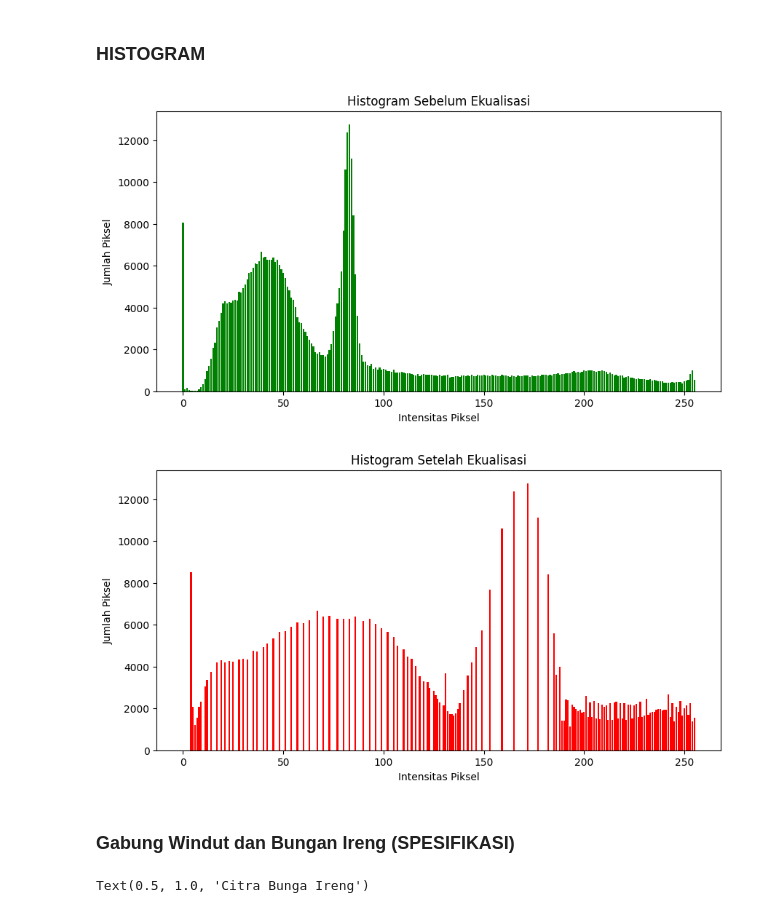
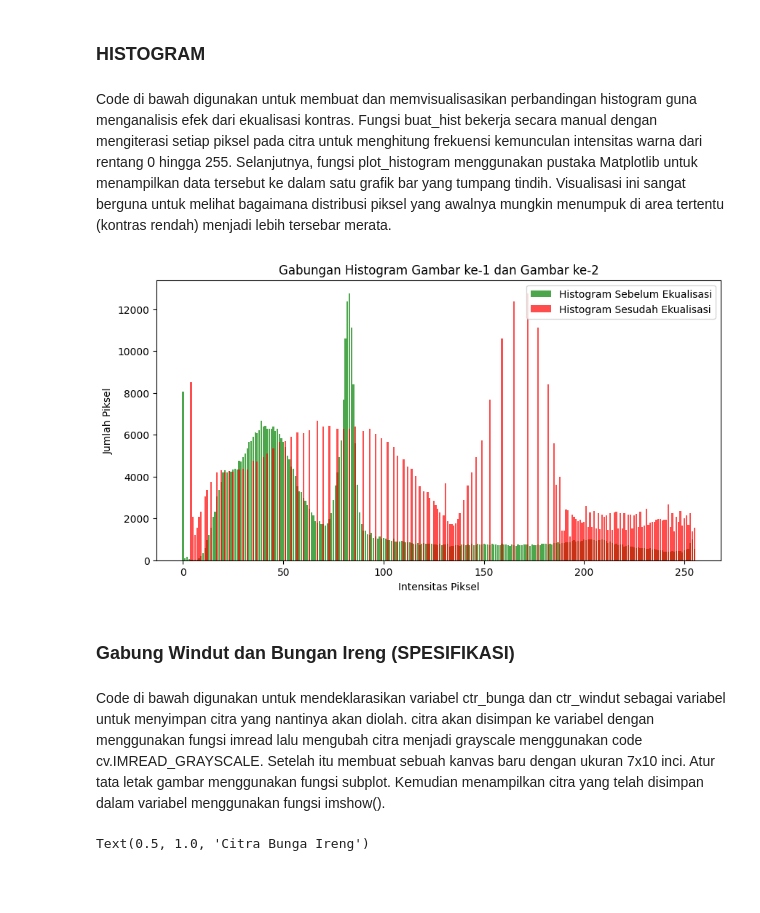
Before and after one commit to ilhamtegu34/modul-2-jurnal-ilhamtegu34, a Jupyter notebook: Jurnal_Modul2.ipynb, the cells around one changed output. Drawn from its saved outputs; the diff is of its cells as text; code cells hidden in the pictures; blank space fills up the shorter version.

```diff
--- a/Jurnal_Modul2.ipynb
+++ b/Jurnal_Modul2.ipynb
@@ -134,36 +148,44 @@ print(hasil_ekualisasi.shape)
 [figure]
 # %% [markdown]
 ### HISTOGRAM
+# %% [markdown]
+Code di bawah digunakan untuk membuat dan memvisualisasikan perbandingan histogram guna menganalisis efek dari ekualisasi kontras. Fungsi buat_hist bekerja secara manual dengan mengiterasi setiap piksel pada citra untuk menghitung frekuensi kemunculan intensitas warna dari rentang 0 hingga 255. Selanjutnya, fungsi plot_histogram menggunakan pustaka Matplotlib untuk menampilkan data tersebut ke dalam satu grafik bar yang tumpang tindih. Visualisasi ini sangat berguna untuk melihat bagaimana distribusi piksel yang awalnya mungkin menumpuk di area tertentu (kontras rendah) menjadi lebih tersebar merata.
 # %%
 def buat_hist(citra):
     histogram = [0] * 256
 
     height = len(citra)
     width = len(citra[0]) if height > 0 else 0
     for i in range(height):
         for j in range(width):
             val = int(citra[i][j])
             histogram[val] += 1
 
     return histogram
-def plot_histogram(histogram, title, ImgColor):
+def plot_histogram(hist_sebelum, hist_sesudah):
     plt.figure(figsize=(10, 5))
-    plt.xlabel("Intensitas Piksel")
-    plt.title(title)
-    plt.ylabel("Jumlah Piksel")
-    plt.bar(range(256), histogram, color=ImgColor, width=0.8)
+
+    plt.bar(range(256), hist_sebelum, color='green', alpha=0.7, label='Histogram Sebelum Ekualisasi', width=0.8)
+
+    plt.bar(range(256), hist_sesudah, color='red', alpha=0.7, label='Histogram Sesudah Ekualisasi', width=0.8)
+
+    plt.title('Gabungan Histogram Gambar ke-1 dan Gambar ke-2')
+    plt.xlabel('Intensitas Piksel')
+    plt.ylabel('Jumlah Piksel')
+
+    plt.legend(loc='upper right')
     plt.show()
 
 hasil_hist = buat_hist(citra_gray)
-plot_histogram(hasil_hist, 'Histogram Sebelum Ekualisasi', 'green')
 
 hasil_hist2 = buat_hist(hasil_ekualisasi)
-plot_histogram(hasil_hist2, 'Histogram Setelah Ekualisasi', 'red')
+plot_histogram(hasil_hist, hasil_hist2)
 # %% [output]
-[figure, old version]
+[figure, new version]
-[figure, removed]
 # %% [markdown]
 ###   Gabung Windut dan Bungan Ireng (SPESIFIKASI)
+# %% [markdown]
+Code di bawah digunakan untuk mendeklarasikan variabel ctr_bunga dan ctr_windut sebagai variabel untuk menyimpan citra yang nantinya akan diolah. citra akan disimpan ke variabel dengan menggunakan fungsi imread lalu mengubah citra menjadi grayscale menggunakan code cv.IMREAD_GRAYSCALE. Setelah itu membuat sebuah kanvas baru dengan ukuran 7x10 inci. Atur tata letak gambar menggunakan fungsi subplot. Kemudian menampilkan citra yang telah disimpan dalam variabel menggunakan fungsi imshow().
 # %%
 ctr_bunga = cv.imread('Assets/Bunga.png', cv.IMREAD_GRAYSCALE)
 ctr_windut = cv.imread('Assets/Windut.png', cv.IMREAD_GRAYSCALE)
```
Also changed, not shown: parts of 32 cells of this notebook.
